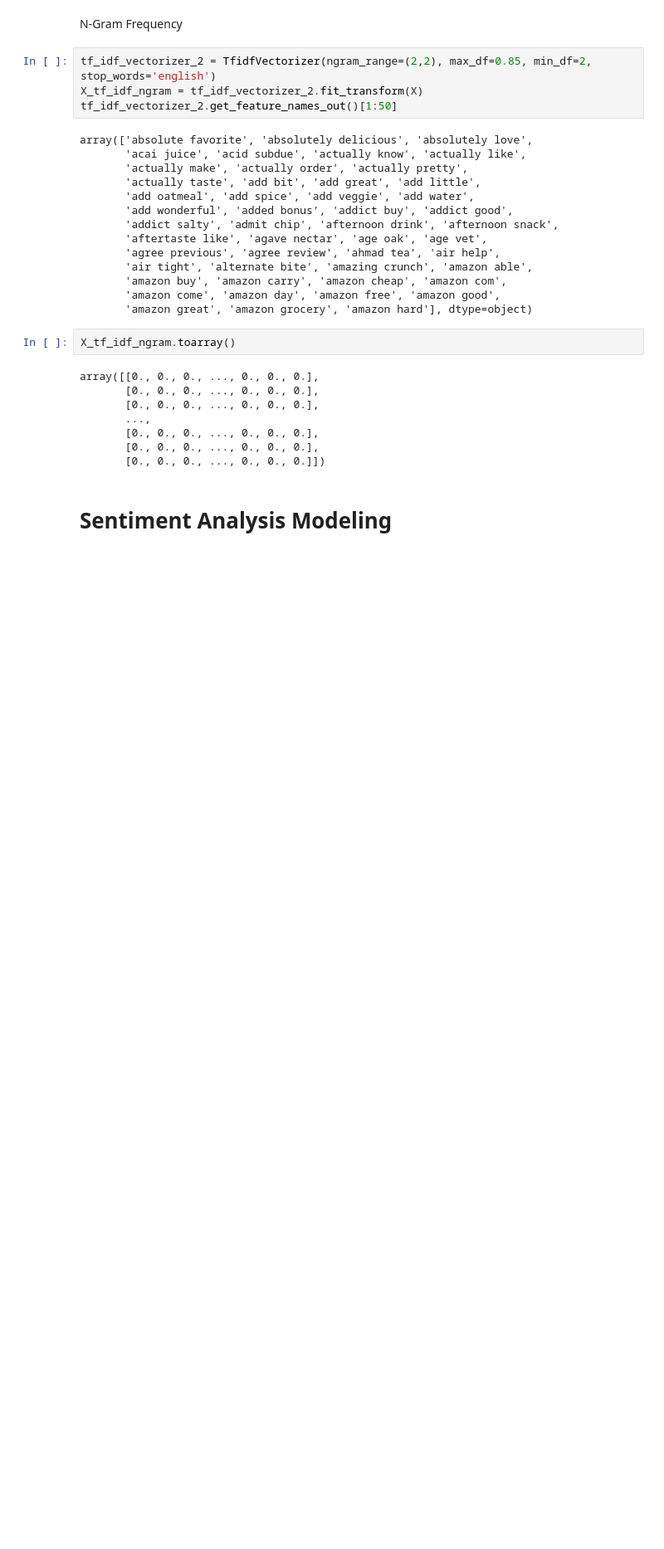
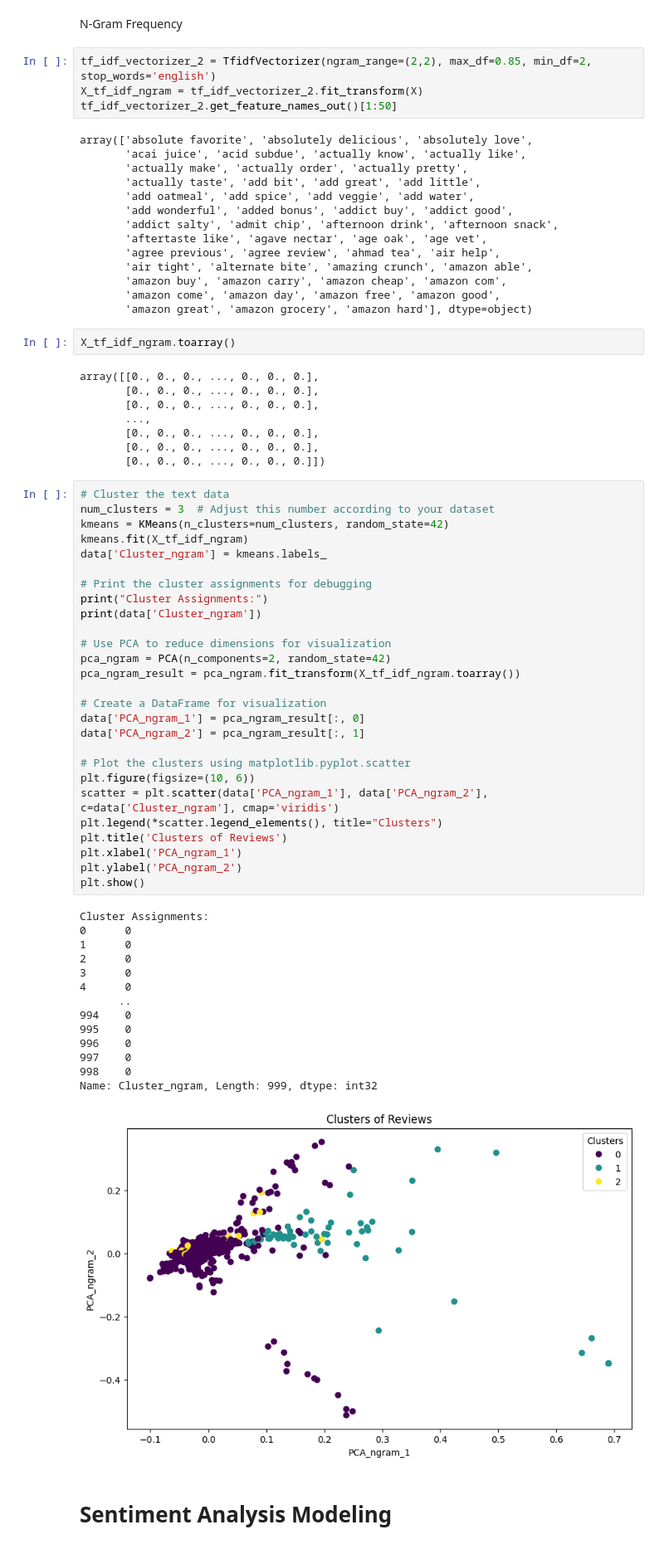
Before and after one commit to Vijayalekshmi203/SentimentAnalysis, a Jupyter notebook: SA.ipynb, the cells around one changed output. Shown at 83% size. Saved outputs shown, nothing was run; the diff lists cells and outputs as text; blank space fills up the shorter version.

```diff
--- a/SA.ipynb
+++ b/SA.ipynb
@@ -709,6 +752,48 @@ array([[0., 0., 0., ..., 0., 0., 0.],
        [0., 0., 0., ..., 0., 0., 0.],
        [0., 0., 0., ..., 0., 0., 0.],
        [0., 0., 0., ..., 0., 0., 0.]])
+# %%
+# Cluster the text data
+num_clusters = 3  # Adjust this number according to your dataset
+kmeans = KMeans(n_clusters=num_clusters, random_state=42)
+kmeans.fit(X_tf_idf_ngram)
+data['Cluster_ngram'] = kmeans.labels_
+
+# Print the cluster assignments for debugging
+print("Cluster Assignments:")
+print(data['Cluster_ngram'])
+
+# Use PCA to reduce dimensions for visualization
+pca_ngram = PCA(n_components=2, random_state=42)
+pca_ngram_result = pca_ngram.fit_transform(X_tf_idf_ngram.toarray())
+
+# Create a DataFrame for visualization
+data['PCA_ngram_1'] = pca_ngram_result[:, 0]
+data['PCA_ngram_2'] = pca_ngram_result[:, 1]
+
+# Plot the clusters using matplotlib.pyplot.scatter
+plt.figure(figsize=(10, 6))
+scatter = plt.scatter(data['PCA_ngram_1'], data['PCA_ngram_2'], c=data['Cluster_ngram'], cmap='viridis')
+plt.legend(*scatter.legend_elements(), title="Clusters")
+plt.title('Clusters of Reviews')
+plt.xlabel('PCA_ngram_1')
+plt.ylabel('PCA_ngram_2')
+plt.show()
+# %% [output]
+Cluster Assignments:
+0      0
+1      0
+2      0
+3      0
+4      0
+      ..
+994    0
+995    0
+996    0
+997    0
+998    0
+Name: Cluster_ngram, Length: 999, dtype: int32
+[figure, added]
 # %% [markdown]
 # Sentiment Analysis Modeling
 # %%
```
Also changed, not shown: parts of 17 cells of this notebook.
